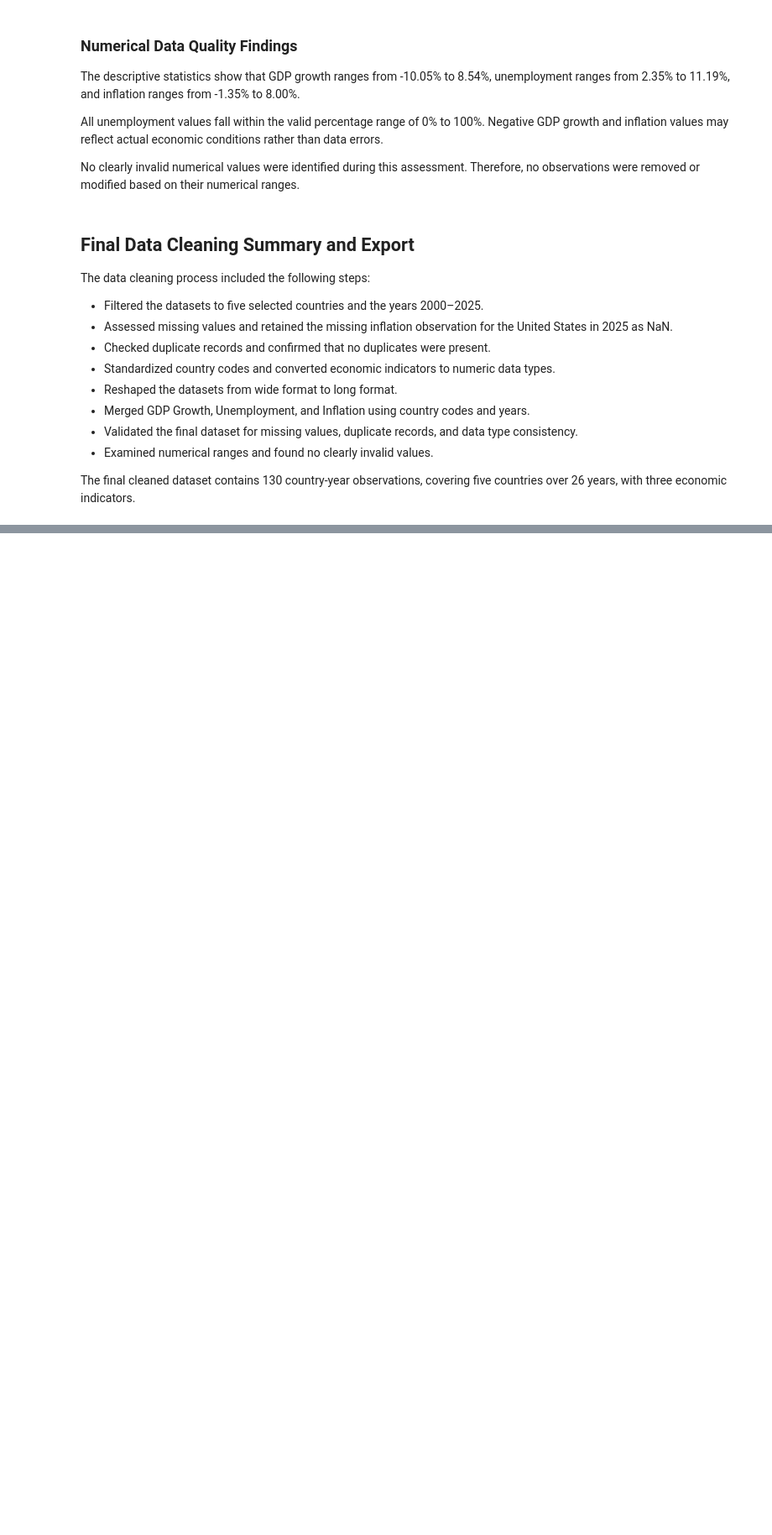
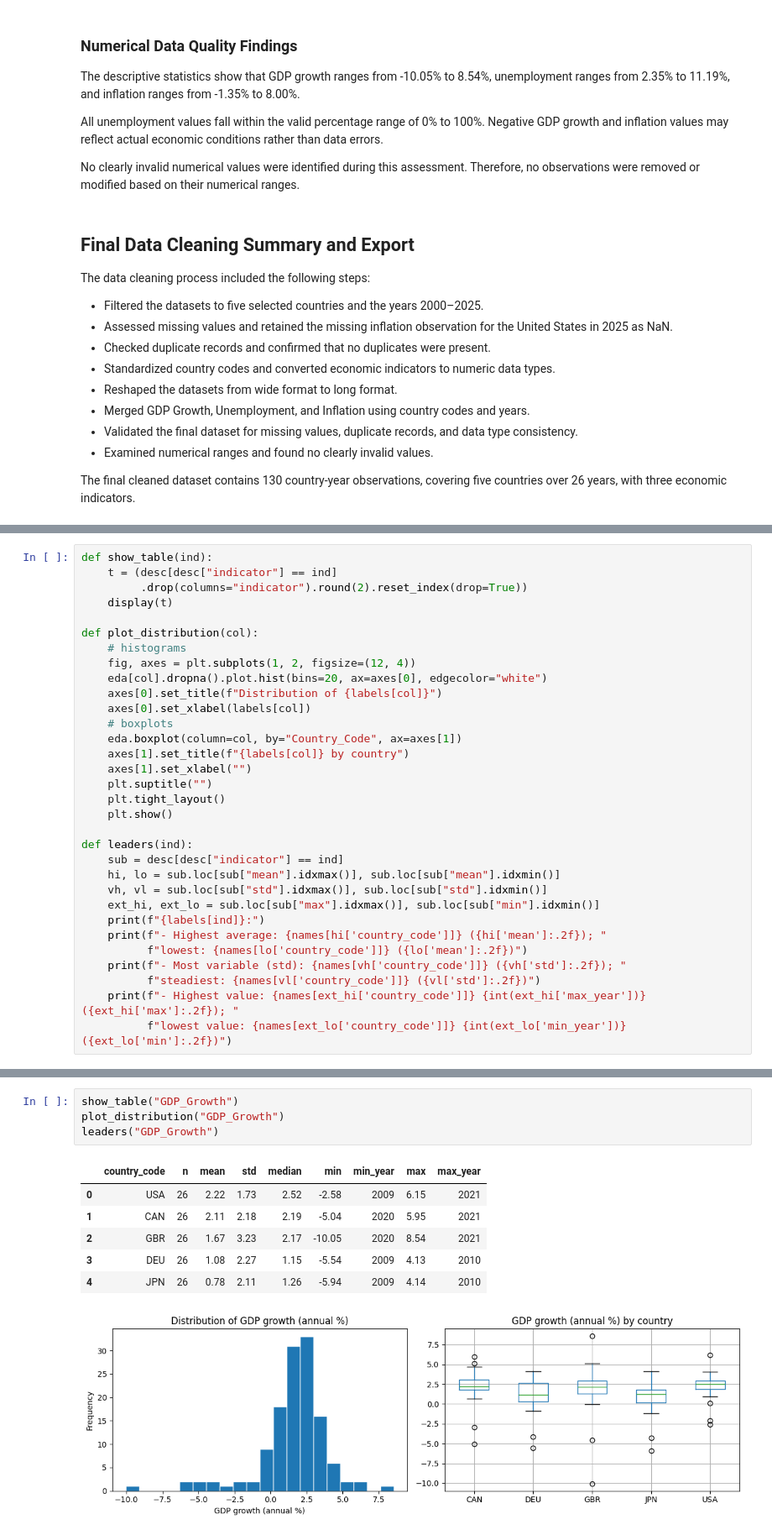
Before and after one commit to ssri05/TheOutliers-IS477, a Jupyter notebook: data_analysis - v2.ipynb, the cells around one changed output, grey strips where cells are left out. Shown at 84% size. Cells and saved outputs as stored; diff of their text form; blank space fills up the shorter version.

```diff
--- a/data_analysis - v2.ipynb
+++ b/data_analysis - v2.ipynb
@@ -484,0 +546,32 @@ Final dataset shape: (130, 6)
+# %%
+def show_table(ind):
+    t = (desc[desc["indicator"] == ind]
+         .drop(columns="indicator").round(2).reset_index(drop=True))
+    display(t)
+
+def plot_distribution(col):
+    # histograms
+    fig, axes = plt.subplots(1, 2, figsize=(12, 4))
+    eda[col].dropna().plot.hist(bins=20, ax=axes[0], edgecolor="white")
+    axes[0].set_title(f"Distribution of {labels[col]}")
+    axes[0].set_xlabel(labels[col])
+    # boxplots
+    eda.boxplot(column=col, by="Country_Code", ax=axes[1])
+    axes[1].set_title(f"{labels[col]} by country")
+    axes[1].set_xlabel("")
+    plt.suptitle("")
+    plt.tight_layout()
+    plt.show()
+
+def leaders(ind):
+    sub = desc[desc["indicator"] == ind]
+    hi, lo = sub.loc[sub["mean"].idxmax()], sub.loc[sub["mean"].idxmin()]
+    vh, vl = sub.loc[sub["std"].idxmax()], sub.loc[sub["std"].idxmin()]
+    ext_hi, ext_lo = sub.loc[sub["max"].idxmax()], sub.loc[sub["min"].idxmin()]
+    print(f"{labels[ind]}:")
+    print(f"- Highest average: {names[hi['country_code']]} ({hi['mean']:.2f}); "
+          f"lowest: {names[lo['country_code']]} ({lo['mean']:.2f})")
+    print(f"- Most variable (std): {names[vh['country_code']]} ({vh['std']:.2f}); "
+          f"steadiest: {names[vl['country_code']]} ({vl['std']:.2f})")
+    print(f"- Highest value: {names[ext_hi['country_code']]} {int(ext_hi['max_year'])} ({ext_hi['max']:.2f}); "
+          f"lowest value: {names[ext_lo['country_code']]} {int(ext_lo['min_year'])} ({ext_lo['min']:.2f})")
@@ -484,0 +586,12 @@ Final dataset shape: (130, 6)
+# %%
+show_table("GDP_Growth")
+plot_distribution("GDP_Growth")
+leaders("GDP_Growth")
+# %% [output]
+|  | country_code | n | mean | std | median | min | min_year | max | max_year |
+| 0 | USA | 26 | 2.22 | 1.73 | 2.52 | -2.58 | 2009 | 6.15 | 2021 |
+| 1 | CAN | 26 | 2.11 | 2.18 | 2.19 | -5.04 | 2020 | 5.95 | 2021 |
+| 2 | GBR | 26 | 1.67 | 3.23 | 2.17 | -10.05 | 2020 | 8.54 | 2021 |
+| 3 | DEU | 26 | 1.08 | 2.27 | 1.15 | -5.54 | 2009 | 4.13 | 2010 |
+| 4 | JPN | 26 | 0.78 | 2.11 | 1.26 | -5.94 | 2009 | 4.14 | 2010 |
+[figure, added]
```
Also changed, not shown: parts of 45 cells of this notebook, 1 other file.
